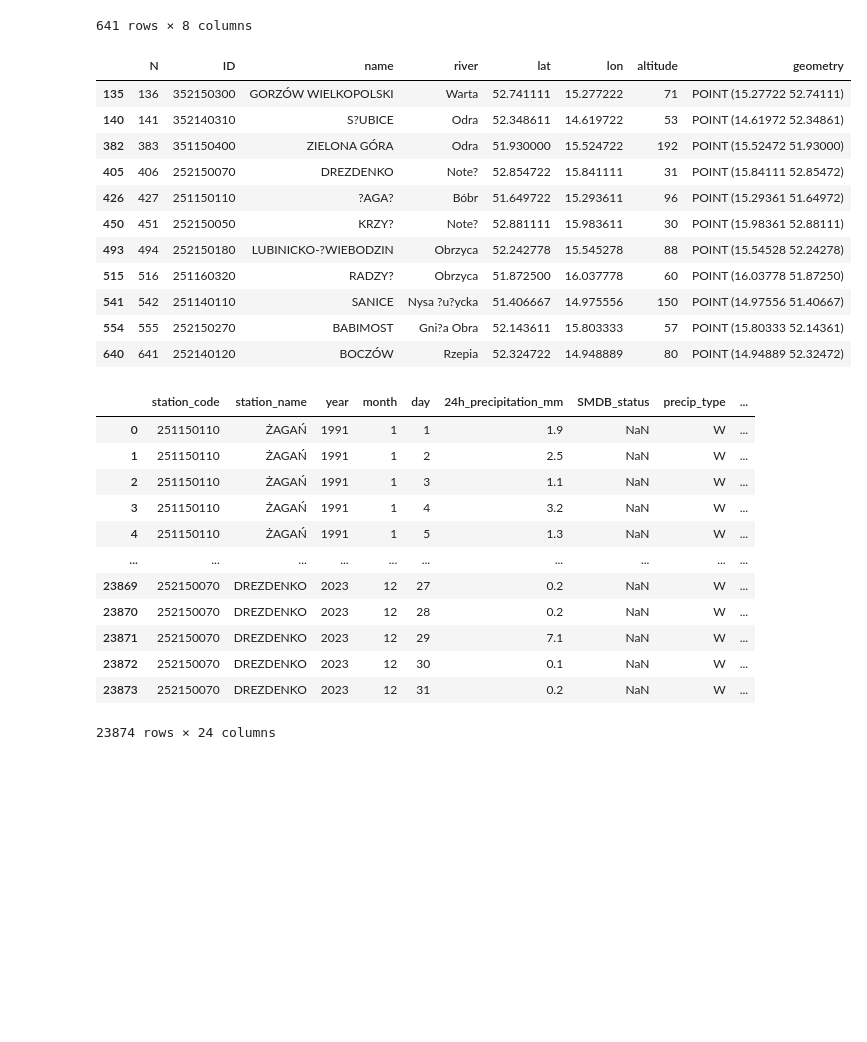
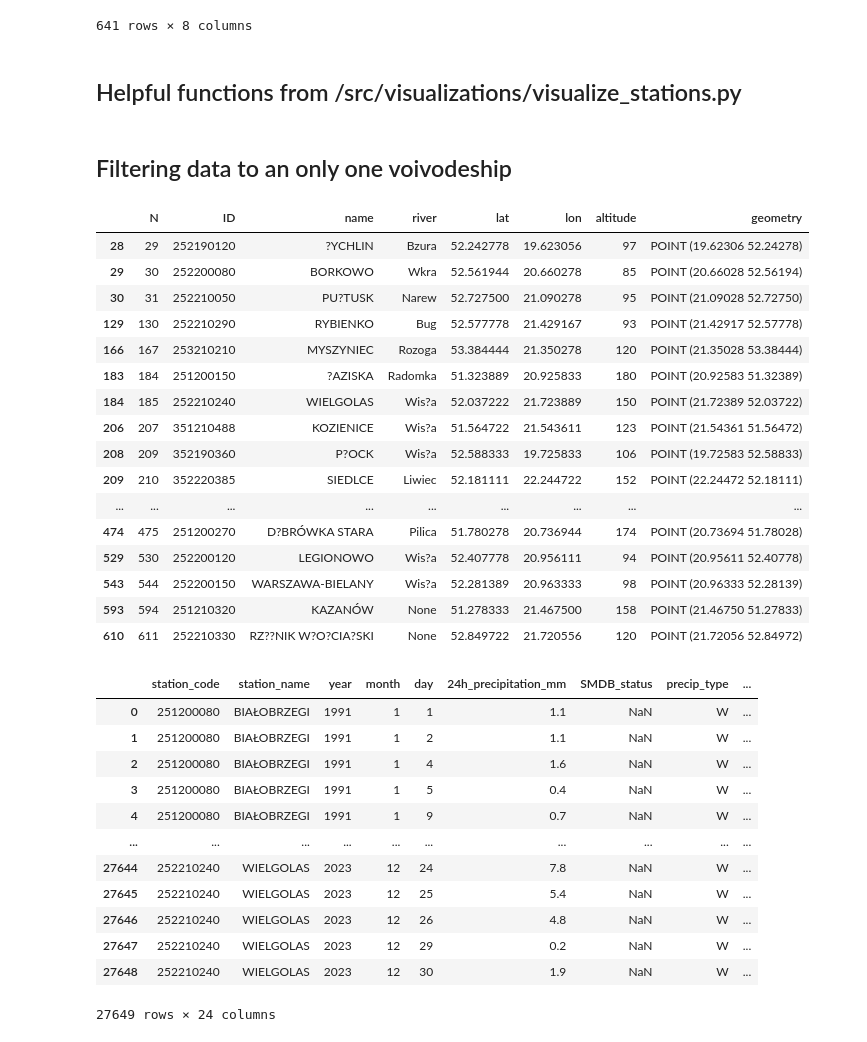
Before and after one commit to adis92202/precipitation_analysis, a Jupyter notebook: notebooks/AP_station_timeseries_map.ipynb, the cells around one changed output. Cells and saved outputs as stored; diff of their text form; code cells hidden in the pictures; blank space fills up the shorter version.

Commit message:
Finished visualization part

```diff
--- a/notebooks/AP_station_timeseries_map.ipynb
+++ b/notebooks/AP_station_timeseries_map.ipynb
@@ -50 +50,3 @@ stations_gdf
+# %% [markdown]
+## Helpful functions from /src/visualizations/visualize_stations.py
 # %%
@@ -84,37 +83,44 @@ def clip_to_voivodeship(
     voi_polygon = geojson[geojson["name"] == voi]["geometry"]
     voi_gdf = gdf[gdf.within(voi_polygon.geometry.iloc[0])]
     return voi_polygon, voi_gdf
+# %% [markdown]
+## Filtering data to an only one voivodeship
 # %%
 vois = get_voivodeship_borders()
-_, voi_gdf = clip_to_voivodeship(stations_gdf, vois, "Lubusz")
+_, voi_gdf = clip_to_voivodeship(stations_gdf, vois, "Masovian")
 voi_gdf
 # %% [output]
 |  | N | ID | name | river | lat | lon | altitude | geometry |
-| 135 | 136 | 352150300 | GORZÓW WIELKOPOLSKI | Warta | 52.741111 | 15.277222 | 71 | POINT (15.27722 52.74111) |
-| 140 | 141 | 352140310 | S?UBICE | Odra | 52.348611 | 14.619722 | 53 | POINT (14.61972 52.34861) |
-| 382 | 383 | 351150400 | ZIELONA GÓRA | Odra | 51.930000 | 15.524722 | 192 | POINT (15.52472 51.93000) |
-| 405 | 406 | 252150070 | DREZDENKO | Note? | 52.854722 | 15.841111 | 31 | POINT (15.84111 52.85472) |
-| 426 | 427 | 251150110 | ?AGA? | Bóbr | 51.649722 | 15.293611 | 96 | POINT (15.29361 51.64972) |
-| 450 | 451 | 252150050 | KRZY? | Note? | 52.881111 | 15.983611 | 30 | POINT (15.98361 52.88111) |
-| 493 | 494 | 252150180 | LUBINICKO-?WIEBODZIN | Obrzyca | 52.242778 | 15.545278 | 88 | POINT (15.54528 52.24278) |
-| 515 | 516 | 251160320 | RADZY? | Obrzyca | 51.872500 | 16.037778 | 60 | POINT (16.03778 51.87250) |
-| 541 | 542 | 251140110 | SANICE | Nysa ?u?ycka | 51.406667 | 14.975556 | 150 | POINT (14.97556 51.40667) |
-| 554 | 555 | 252150270 | BABIMOST | Gni?a Obra | 52.143611 | 15.803333 | 57 | POINT (15.80333 52.14361) |
-| 640 | 641 | 252140120 | BOCZÓW | Rzepia | 52.324722 | 14.948889 | 80 | POINT (14.94889 52.32472) |
+| 28 | 29 | 252190120 | ?YCHLIN | Bzura | 52.242778 | 19.623056 | 97 | POINT (19.62306 52.24278) |
+| 29 | 30 | 252200080 | BORKOWO | Wkra | 52.561944 | 20.660278 | 85 | POINT (20.66028 52.56194) |
+| 30 | 31 | 252210050 | PU?TUSK | Narew | 52.727500 | 21.090278 | 95 | POINT (21.09028 52.72750) |
+| 129 | 130 | 252210290 | RYBIENKO | Bug | 52.577778 | 21.429167 | 93 | POINT (21.42917 52.57778) |
+| 166 | 167 | 253210210 | MYSZYNIEC | Rozoga | 53.384444 | 21.350278 | 120 | POINT (21.35028 53.38444) |
+| 183 | 184 | 251200150 | ?AZISKA | Radomka | 51.323889 | 20.925833 | 180 | POINT (20.92583 51.32389) |
+| 184 | 185 | 252210240 | WIELGOLAS | Wis?a | 52.037222 | 21.723889 | 150 | POINT (21.72389 52.03722) |
+| 206 | 207 | 351210488 | KOZIENICE | Wis?a | 51.564722 | 21.543611 | 123 | POINT (21.54361 51.56472) |
+| 208 | 209 | 352190360 | P?OCK | Wis?a | 52.588333 | 19.725833 | 106 | POINT (19.72583 52.58833) |
+| 209 | 210 | 352220385 | SIEDLCE | Liwiec | 52.181111 | 22.244722 | 152 | POINT (22.24472 52.18111) |
+| ... | ... | ... | ... | ... | ... | ... | ... | ... |
+| 474 | 475 | 251200270 | D?BRÓWKA STARA | Pilica | 51.780278 | 20.736944 | 174 | POINT (20.73694 51.78028) |
+| 529 | 530 | 252200120 | LEGIONOWO | Wis?a | 52.407778 | 20.956111 | 94 | POINT (20.95611 52.40778) |
+| 543 | 544 | 252200150 | WARSZAWA-BIELANY | Wis?a | 52.281389 | 20.963333 | 98 | POINT (20.96333 52.28139) |
+| 593 | 594 | 251210320 | KAZANÓW | None | 51.278333 | 21.467500 | 158 | POINT (21.46750 51.27833) |
+| 610 | 611 | 252210330 | RZ??NIK W?O?CIA?SKI | None | 52.849722 | 21.720556 | 120 | POINT (21.72056 52.84972) |
 # %%
 merged_gdf = precip.merge(voi_gdf, how="inner", left_on="station_code", right_on="ID")
 merged_gdf
 # %% [output]
 |  | station_code | station_name | year | month | day | 24h_precipitation_mm | SMDB_status | precip_type | ... |
-| 0 | 251150110 | ŻAGAŃ | 1991 | 1 | 1 | 1.9 | NaN | W | ... |
-| 1 | 251150110 | ŻAGAŃ | 1991 | 1 | 2 | 2.5 | NaN | W | ... |
-| 2 | 251150110 | ŻAGAŃ | 1991 | 1 | 3 | 1.1 | NaN | W | ... |
-| 3 | 251150110 | ŻAGAŃ | 1991 | 1 | 4 | 3.2 | NaN | W | ... |
-| 4 | 251150110 | ŻAGAŃ | 1991 | 1 | 5 | 1.3 | NaN | W | ... |
+| 0 | 251200080 | BIAŁOBRZEGI | 1991 | 1 | 1 | 1.1 | NaN | W | ... |
+| 1 | 251200080 | BIAŁOBRZEGI | 1991 | 1 | 2 | 1.1 | NaN | W | ... |
+| 2 | 251200080 | BIAŁOBRZEGI | 1991 | 1 | 4 | 1.6 | NaN | W | ... |
+| 3 | 251200080 | BIAŁOBRZEGI | 1991 | 1 | 5 | 0.4 | NaN | W | ... |
+| 4 | 251200080 | BIAŁOBRZEGI | 1991 | 1 | 9 | 0.7 | NaN | W | ... |
 | ... | ... | ... | ... | ... | ... | ... | ... | ... | ... |
-| 23869 | 252150070 | DREZDENKO | 2023 | 12 | 27 | 0.2 | NaN | W | ... |
-| 23870 | 252150070 | DREZDENKO | 2023 | 12 | 28 | 0.2 | NaN | W | ... |
-| 23871 | 252150070 | DREZDENKO | 2023 | 12 | 29 | 7.1 | NaN | W | ... |
-| 23872 | 252150070 | DREZDENKO | 2023 | 12 | 30 | 0.1 | NaN | W | ... |
-| 23873 | 252150070 | DREZDENKO | 2023 | 12 | 31 | 0.2 | NaN | W | ... |
+| 27644 | 252210240 | WIELGOLAS | 2023 | 12 | 24 | 7.8 | NaN | W | ... |
+| 27645 | 252210240 | WIELGOLAS | 2023 | 12 | 25 | 5.4 | NaN | W | ... |
+| 27646 | 252210240 | WIELGOLAS | 2023 | 12 | 26 | 4.8 | NaN | W | ... |
+| 27647 | 252210240 | WIELGOLAS | 2023 | 12 | 29 | 0.2 | NaN | W | ... |
+| 27648 | 252210240 | WIELGOLAS | 2023 | 12 | 30 | 1.9 | NaN | W | ... |
-23874 rows × 24 columns
+27649 rows × 24 columns
```
Also changed, not shown: parts of 8 cells of this notebook, 3 other files.
